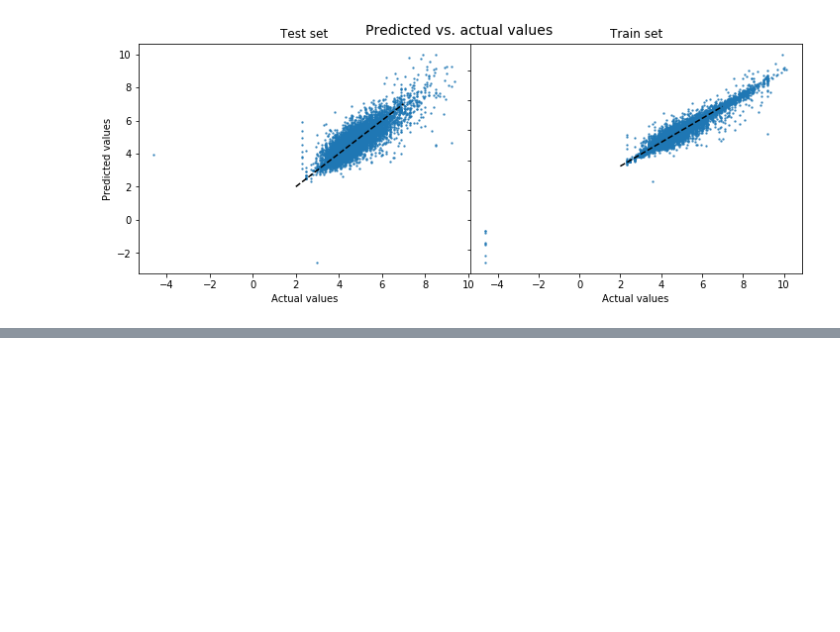
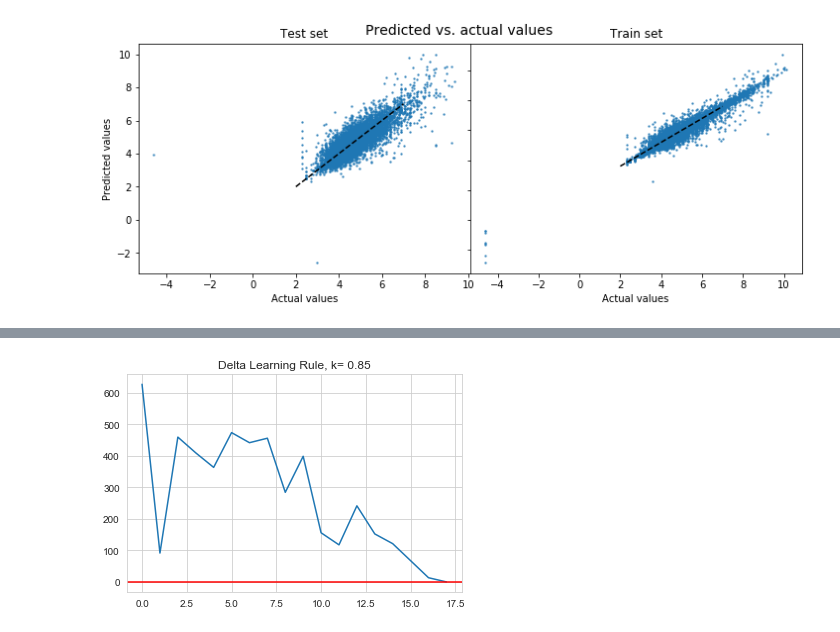
Before and after one commit to kianamills26/super-duper, a Jupyter notebook: FINAL_PROJ.ipynb, the cells around one changed output, grey strips where cells are left out. Drawn from its saved outputs; the diff is of its cells as text; code cells hidden in the pictures; blank space fills up the shorter version.

Commit message:
Widrow Hoff training classifications

```diff
--- a/FINAL_PROJ.ipynb
+++ b/FINAL_PROJ.ipynb
@@ -532,7 +533,8 @@ labels = ['$0-50',
           '$1000+']
 na_label = 'no price'
 
-df['price_bin'] = pd.cut(df['price'], bins=bins, labels=labels, include_lowest=True)
+df_p = df.copy() # save for later when need price bins
+df_p['price_bin'] = pd.cut(df_p['price'], bins=bins, labels=labels, include_lowest=True)
 # df['price'].plot(kind='hist', bins = bins)
 # %% [markdown]
 ### Preparing the data for modeling
@@ -920,21 +943,22 @@ array([4.02535169, 6.10924758, 3.68887945, ..., 4.60517019, 4.12713439,
 ## WIDROW-HOFF LEARNING ##
 #########################
 
-ships = len(train_X) # NUMBER OF ROWS
-n = X_train.shape[1] # NUMBER OF FEATURES (COLS)
-m = y_train.shape[0] # NUMBER OF ROWS IN TARGET VALUES
-A_i = [ np.outer(target_X[i], np.transpose(train_X[i])) for i in range(ships) ]
+dim = len(train_X) # NUMBER OF ROWS
+n =  80 # NUMBER OF FEATURES (COLS)
+m = 12 # NUMBER OF ROWS IN TARGET VALUES
+A_i = [ np.outer(target_X[i], np.transpose(train_X[i])) for i in range(dim) ]
 
 # Form the overall connectivity matrix A
 # INITTIAL A MATRIX: 4x17
 A = np.zeros((m,n))
-for i in range(ships):
+for i in range(dim):
     A = np.add(A, A_i[i])
+print(A.shape)
+# Compute the output for each stored vector fi
+G_prime = [ A.dot(train_X[i]) for i in range(dim) ]
+print(len(G_prime))
 
-# Compute the output for each stored vector fi
-G_prime = [ A.dot(X_train[i]) for i in range(ships) ]
-
-learned = np.zeros(ships)
+learned = np.zeros(dim)
 count = 0
 converged = False
 oscillate_input = False
@@ -949,14 +973,13 @@ while converged == False:
     mse = 0
     # Pick a random pair of f and g vectors
     r = randints[count]
-    f = X_train[r]
-    g = y_train[r]
+    f = train_X[r]
+    g = target_X[r]
     g_prime = A.dot(f)
-
     learned[count] = 1
 
-    new_error = np.linalg.norm(error)
-    deltaA, error = Widrow_Hoff(k, g, g_prime, f, ships)
+    #new_error = np.linalg.norm(error)
+    deltaA, error = Widrow_Hoff(k, g, g_prime, f, dim)
     A = np.add(A, deltaA)
     error_length = np.linalg.norm(error)
     Errors.append(error_length)
@@ -976,0 +1016,7 @@ KeyError: 0
+# %%
+plt.plot(Errors,'-')
+plt.axhline(y=0,color="red")
+plt.title("Delta Learning Rule, k= 0.85")
+plt.show()
+# %% [output]
+[figure, added]
```
Also changed, not shown: parts of 15 cells of this notebook.
